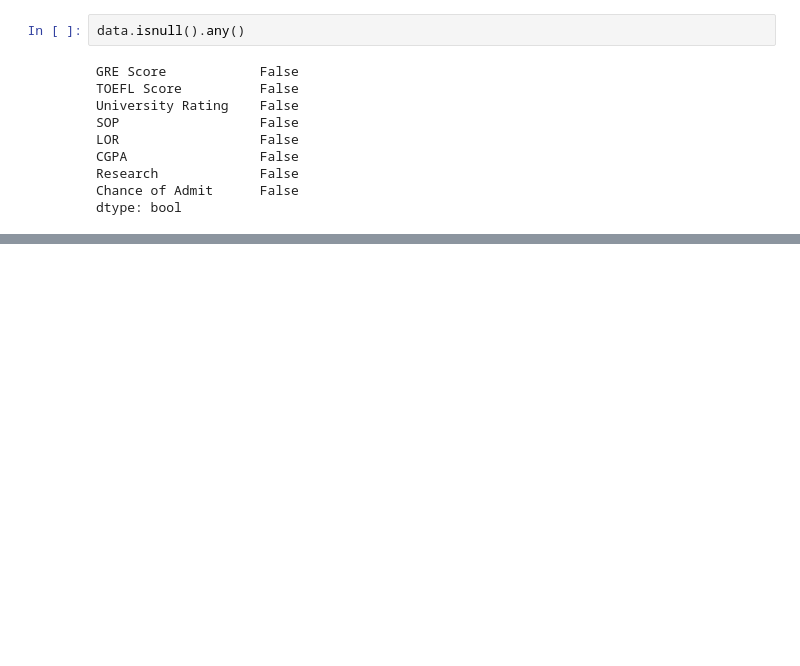
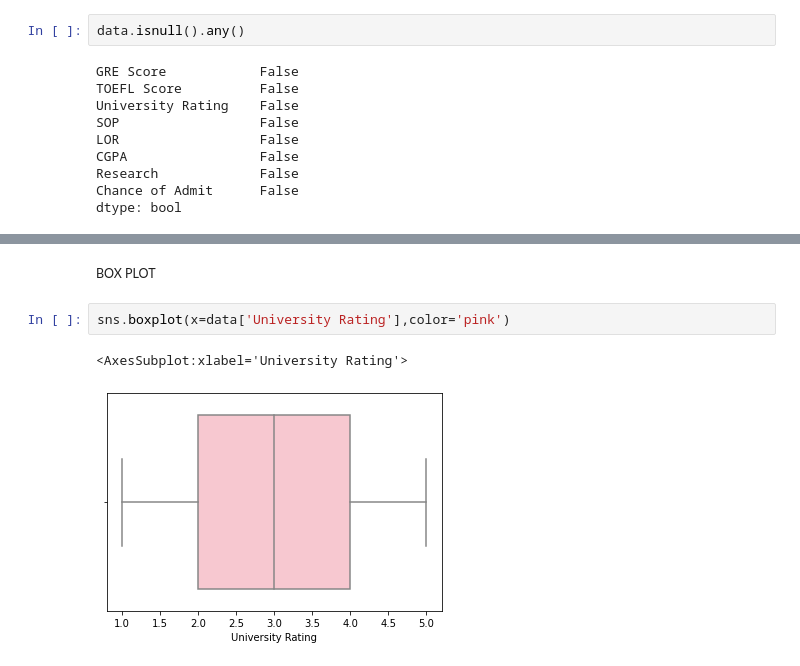
Before and after one commit to IBM-EPBL/IBM-Project-38189-1660374589, a Jupyter notebook: Project Folder/University Admission Prediction.ipynb, the cells around one changed output, grey strips where cells are left out. Drawn from its saved outputs; the diff is of its cells as text; blank space fills up the shorter version.

```diff
--- a/Project Folder/University Admission Prediction.ipynb
+++ b/Project Folder/University Admission Prediction.ipynb
@@ -47,0 +64,7 @@ dtype: bool
+# %% [markdown]
+<small> BOX PLOT </small>
+# %%
+sns.boxplot(x=data['University Rating'],color='pink')
+# %% [output]
+<AxesSubplot:xlabel='University Rating'>
+[figure, added]
```
Also changed, not shown: parts of 31 cells of this notebook.
